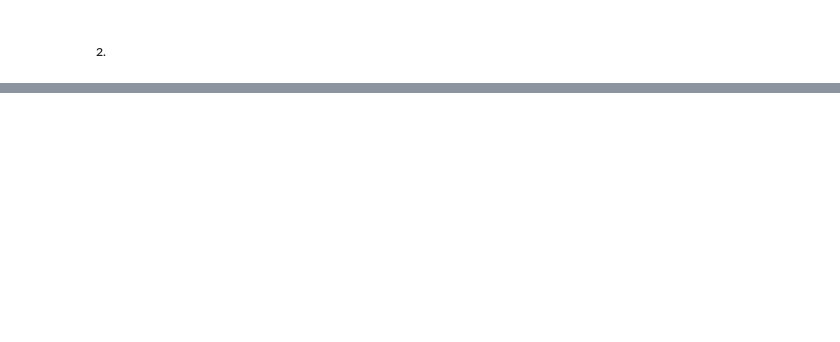
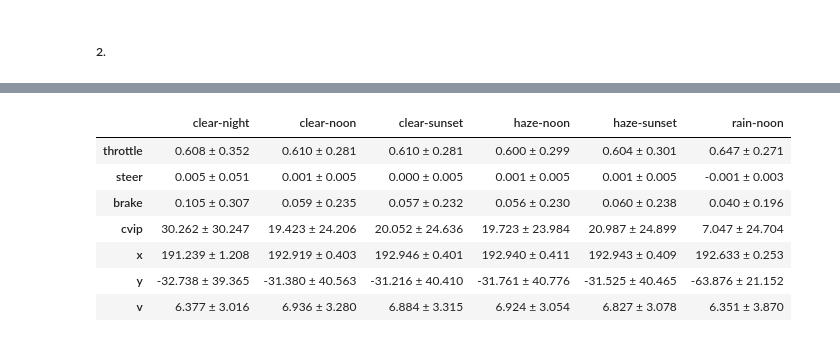
Before and after one commit to CCHST/Mini-Project-1-Safety-Analysis-of-Autonomous-Vehicles, a Jupyter notebook: task1.ipynb, the cells around one changed output, grey strips where cells are left out. Cells and saved outputs as stored; diff of their text form; code cells hidden in the pictures; blank space fills up the shorter version.

```diff
--- a/task1.ipynb
+++ b/task1.ipynb
@@ -7,5 +9,8 @@ data_dir = 'C:\\Users\\cindy\\Desktop\\Mini-Project-1-Safety-Analysis-of-Autonom
 ### Import all the .csv data
 # %% [markdown]
 ##### 1.
+# %%
+scenarios = ['clear-night', 'clear-noon', 'clear-sunset', 'haze-noon', 'haze-sunset', 'rain-noon']
+csvs = ['ctl', 'cvip', 'traj']
 # %%
 all_data = []
@@ -65,3 +86,18 @@ From file 'routes_fi_route_highway-0910_142625-data_fi_ghost_cutin-single_cvip.c
 4  542562         0  192.362411 -86.26268  0.312981  0.0
 # %% [markdown]
 ##### 2.
+# %%
+# The duration of the scene
+duration = 0
+for scenario in scenarios:
+    for file_type in csvs:
+        key = f"{scenario}_{file_type}"
+        df = dfs.get(key)
+        if df is not None:
+            start_time = df['ts'].min()
+            end_time = df['ts'].max()
+            duration = end_time - start_time
+
+    print(f"Scene '{scenario}'")
+    print(f"The duration of the scene: {duration} seconds")
+    print("="*50)
@@ -67,0 +123,30 @@ From file 'routes_fi_route_highway-0910_142625-data_fi_ghost_cutin-single_cvip.c
+# %%
+# Mean and standard deviation of the values of the features
+features = ['throttle', 'steer', 'brake', 'cvip', 'x', 'y', 'v']
+results_df = pd.DataFrame(index=features)
+
+for scenario in scenarios:
+    mean_std_values = {}
+    for file_type in csvs:
+        key = f"{scenario}_{file_type}"
+        df = dfs.get(key)
+        if df is not None:
+            for feature in features:
+                if feature in df.columns:
+                    mean_value = df[feature].mean()
+                    std_value = df[feature].std()
+                    mean_std_values[feature] = f"{mean_value:.3f} ± {std_value:.3f}"
+
+    if mean_std_values:
+        results_df[scenario] = pd.Series(mean_std_values)
+
+results_df
+# %% [output]
+|  | clear-night | clear-noon | clear-sunset | haze-noon | haze-sunset | rain-noon |
+| throttle | 0.608 ± 0.352 | 0.610 ± 0.281 | 0.610 ± 0.281 | 0.600 ± 0.299 | 0.604 ± 0.301 | 0.647 ± 0.271 |
+| steer | 0.005 ± 0.051 | 0.001 ± 0.005 | 0.000 ± 0.005 | 0.001 ± 0.005 | 0.001 ± 0.005 | -0.001 ± 0.003 |
+| brake | 0.105 ± 0.307 | 0.059 ± 0.235 | 0.057 ± 0.232 | 0.056 ± 0.230 | 0.060 ± 0.238 | 0.040 ± 0.196 |
+| cvip | 30.262 ± 30.247 | 19.423 ± 24.206 | 20.052 ± 24.636 | 19.723 ± 23.984 | 20.987 ± 24.899 | 7.047 ± 24.704 |
+| x | 191.239 ± 1.208 | 192.919 ± 0.403 | 192.946 ± 0.401 | 192.940 ± 0.411 | 192.943 ± 0.409 | 192.633 ± 0.253 |
+| y | -32.738 ± 39.365 | -31.380 ± 40.563 | -31.216 ± 40.410 | -31.761 ± 40.776 | -31.525 ± 40.465 | -63.876 ± 21.152 |
+| v | 6.377 ± 3.016 | 6.936 ± 3.280 | 6.884 ± 3.315 | 6.924 ± 3.054 | 6.827 ± 3.078 | 6.351 ± 3.870 |
```
Also changed, not shown: parts of 5 cells of this notebook.
